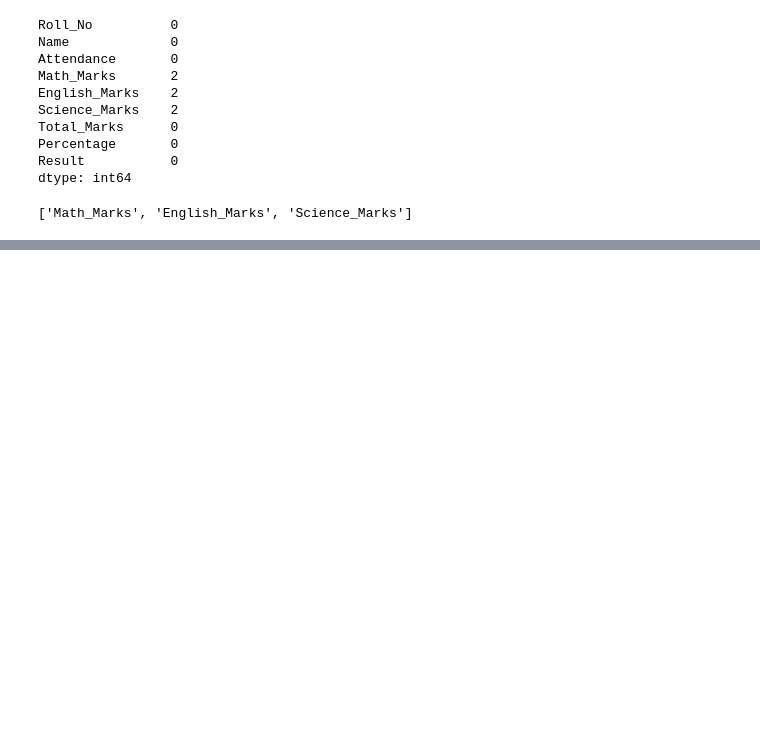
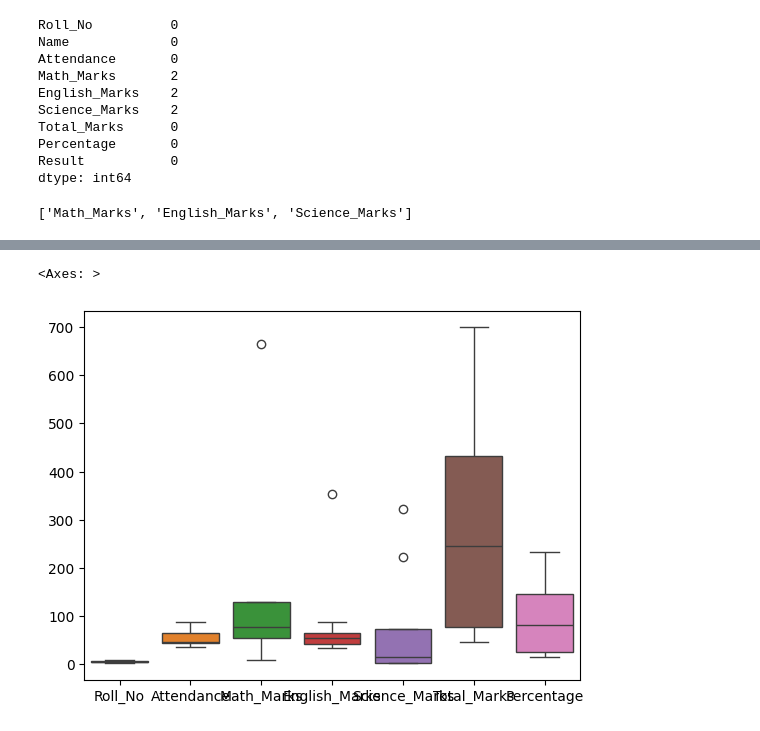
Before and after one commit to poseidonsanket/DSBDA-Lab, a Jupyter notebook: Data_Wrangling2.ipynb, the cells around one changed output, grey strips where cells are left out. Saved outputs shown, nothing was run; the diff lists cells and outputs as text; code cells hidden in the pictures; blank space fills up the shorter version.

```diff
--- a/Data_Wrangling2.ipynb
+++ b/Data_Wrangling2.ipynb
@@ -196,3 +196,5 @@ obj1.fillna(1)
 | 7 | 8 | tom | 34 | 67.0 | 87.0 | 223.0 | 377 | 125.666667 | ... |
 | 8 | 9 | jerry | 36 | 87.0 | 1.0 | 1.0 | 87 | 29.000000 | ... |
 | 9 | 10 | katarina | 76 | 9.0 | 1.0 | 1.0 | 9 | 3.000000 | ... |
+# %%
+obj1['Math_Marks']=obj1['Math_Marks'].fillna(obj1['Math_Marks'].mean())
@@ -198,0 +255,2 @@ obj1.fillna(1)
+# %%
+obj1.dropna(axis=0,how='any',inplace=True)
@@ -198,0 +272,5 @@ obj1.fillna(1)
+# %%
+sns.boxplot(obj1)
+# %% [output]
+<Axes: >
+[figure, added]
```
Also changed, not shown: parts of 34 cells of this notebook.
